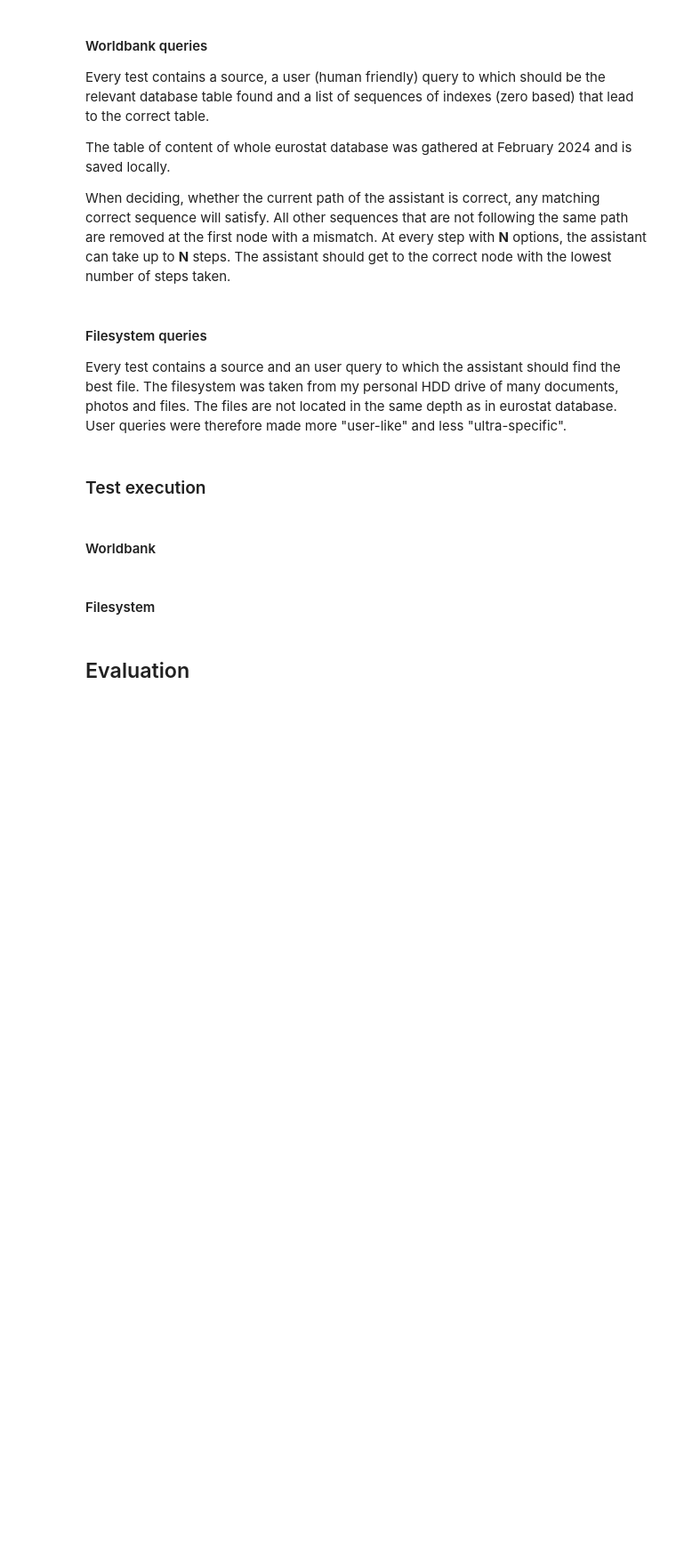
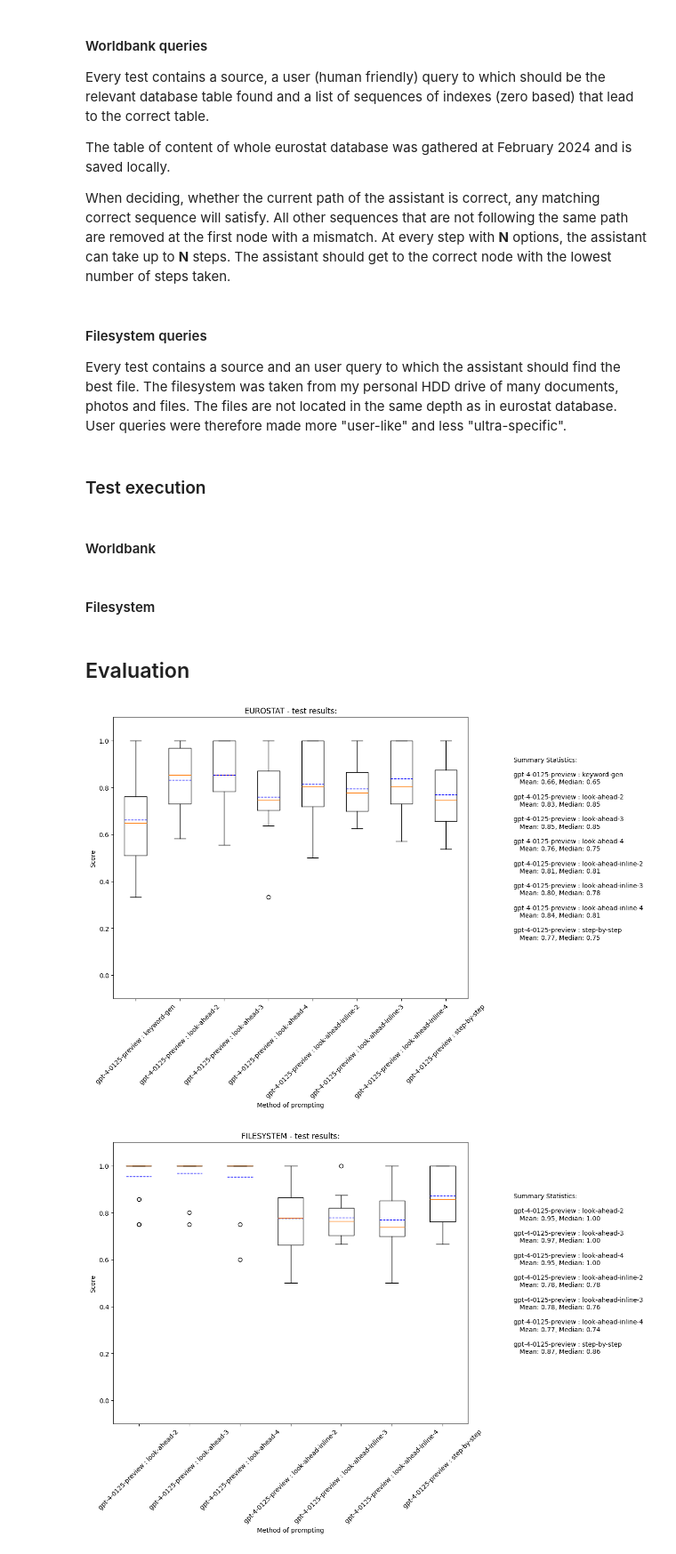
Before and after one commit to MikolasFromm/IterativePromptResearch, a Jupyter notebook: research/iterative_prompt_research.ipynb, the cells around one changed output. Shown at 89% size. Saved outputs shown, nothing was run; the diff lists cells and outputs as text; code cells hidden in the pictures; blank space fills up the shorter version.

```diff
--- a/research/iterative_prompt_research.ipynb
+++ b/research/iterative_prompt_research.ipynb
@@ -2,16 +2,16 @@
 # Iterative Prompt Research
 # %%
 ## loading configuration
-load_sources : bool = True
+load_sources : bool = False
 load_webpage : bool = load_sources and False
 load_filesystem : bool = load_sources and True
 load_eurostat : bool = load_sources and True
 
 ## execution configuration
-execute_tests : bool = True
+execute_tests : bool = False
 
 ## evaluation configuration
-evaluate_results : bool = False
+evaluate_results : bool = True
 # %% [markdown]
 ## Data sources and their cache
 # %% [markdown]
@@ -886,35 +886,45 @@ from typing import List, Dict
 import matplotlib.pyplot as plt
 import numpy as np
 
+ignore_dates : bool = False
+
 if (evaluate_results):
     for test_type in ["eurostat", "filesystem"]:
         ## load the newest results
         _result_files = list(filter(lambda x: x.startswith(f"{test_type}_") and x.endswith(".pkl"), listdir()))
         if (_result_files == []): continue
-        _newest_date = max([datetime.strptime(x.split("_")[-1].split(".")[0], "%Y-%m-%d") for x in _result_files])
-        _result_files = list(filter(lambda x: x.startswith(f"{test_type}_") and x.endswith(".pkl") and x.split("_")[-1].startswith(_newest_date.strftime("%Y-%m-%d")), listdir()))
+
+        _result_files : List[str] = []
+        if (ignore_dates):
+            _newest_date = max([datetime.strptime(x.split("_")[-1].split(".")[0], "%Y-%m-%d") for x in _result_files])
+            _result_files = list(filter(lambda x: x.startswith(f"{test_type}_") and x.endswith(".pkl") and x.split("_")[-1].startswith(_newest_date.strftime("%Y-%m-%d")), listdir()))
+        else:
+            _result_files = list(filter(lambda x: x.startswith(f"{test_type}_") and x.endswith(".pkl"), listdir()))
 
         _result_tests : Dict[str, List['TestResult']] = {_file : pickle.load(open(_file, "rb")) for _file in _result_files}
         _data = {" : ".join(k.split("_")[1:3]) : [x.get_score() for x in v] for k,v in _result_tests.items()}
 
         if _data == {}: continue
 
         ## plot the boxplot
         plt.figure(figsize=(10, 8))
         plt.boxplot(x = _data.values(), labels = _data.keys(), showmeans=True, meanline=True, meanprops={'color':'blue'})
         plt.xticks(rotation=45)
         plt.ylim(-0.1,1.1)
         plt.title(f"{test_type.upper()} - test results:")
         plt.xlabel("Method of prompting")
         plt.ylabel("Score")
 
         ## Add side table with mean and median values
         table_text = "Summary Statistics:\n\n"
         for label, scores in _data.items():
             mean_score = np.mean(scores)
             median_score = np.median(scores)
             table_text += f"{label}\n   Mean: {mean_score:.2f}, Median: {median_score:.2f}\n\n"
 
         plt.figtext(1.0, 0.5, table_text, fontsize=10, ha='left', va='center')
 
         plt.show()
+# %% [output]
+[figure, added]
+[figure, added]
```
Also changed, not shown: parts of 2 cells of this notebook.
